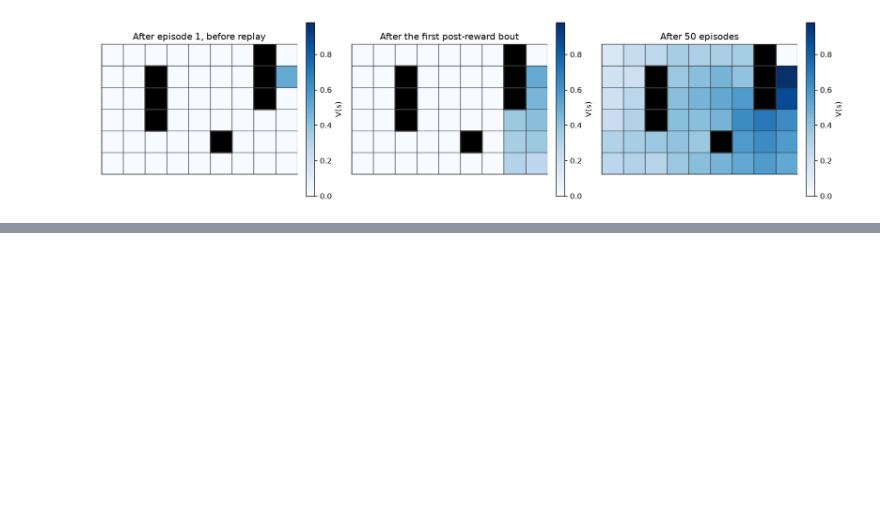
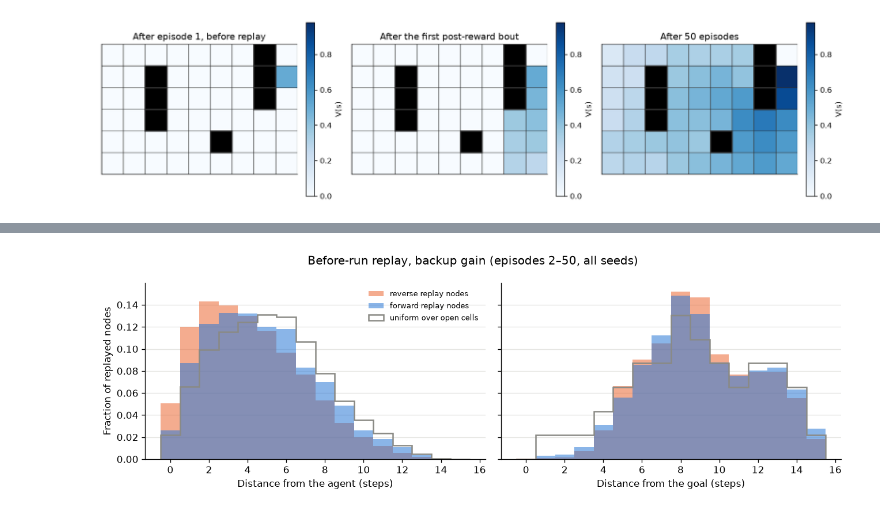
Before and after one commit to seblee97/bayesianqevb, a Jupyter notebook: notebooks/replay_sampler/mattar_maze_bayesian_replay.ipynb, the cells around one changed output, grey strips where cells are left out. Cells and saved outputs as stored; diff of their text form; code cells hidden in the pictures; blank space fills up the shorter version.

```diff
--- a/notebooks/replay_sampler/mattar_maze_bayesian_replay.ipynb
+++ b/notebooks/replay_sampler/mattar_maze_bayesian_replay.ipynb
@@ -204,7 +204,15 @@ def run_bayesian(sampler_kwargs, n_episodes, n_seeds):
                 examples["V_before_first_replay"] = value_map(q_model)
             after, after_need = planning_bout(agent, state)
             steps[seed, ep] = n
-            for phase, bout in (("before", before), ("after", after)):
+            for phase, bout, agent_state in (("before", before, start_state), ("after", after, state)):
+                for tree, strategy, evb in bout:
+                    direction = ("reverse" if "backward" in strategy
+                                 else "forward" if "forward" in strategy else "single")
+                    examples.setdefault("replay_log", []).append(dict(
+                        seed=seed, episode=ep, phase=phase, agent_state=agent_state,
+                        direction=direction, root=tree[0].state, evb=evb,
+                        states=[node.state for node in tree],
+                    ))
                 f, r = direction_counts(bout)
                 counts[phase]["forward"][seed, ep] = f
                 counts[phase]["reverse"][seed, ep] = r
@@ -543,0 +594,26 @@ model; and the `"expected"` target path and hybrid gains on the same task.
+# %%
+before = [r for r in log if r["phase"] == "before"]
+fig, axes = plt.subplots(1, 2, figsize=(11, 3.6), sharey=True)
+max_d = int(np.nanmax(dist[np.isfinite(dist)]))
+bins = np.arange(max_d + 2) - 0.5
+for ax, (label, ref, node_dist) in zip(axes, (
+        ("Distance from the agent (steps)",
+         [dist[r["agent_state"], s] for r in before for s in open_states],
+         lambda r, s: dist[r["agent_state"], s]),
+        ("Distance from the goal (steps)",
+         [dist[s, goal] for s in open_states],
+         lambda r, s: dist[s, goal]))):
+    for direction, color in (("reverse", COLOR_REVERSE), ("forward", COLOR_FORWARD)):
+        values = [node_dist(r, s) for r in before if r["direction"] == direction for s in r["states"]]
+        ax.hist(values, bins=bins, density=True, color=color, alpha=0.55, label=f"{direction} replay nodes")
+    ax.hist(ref, bins=bins, density=True, histtype="step", color=COLOR_ROOT, lw=1.5, label="uniform over open cells")
+    ax.set_xlabel(label)
+    ax.grid(axis="y", color="#e6e6e3", lw=0.8)
+    ax.set_axisbelow(True)
+axes[0].set_ylabel("Fraction of replayed nodes")
+axes[0].legend(frameon=False, fontsize=8)
+fig.suptitle("Before-run replay, backup gain (episodes 2–50, all seeds)")
+plt.tight_layout()
+plt.show()
+# %% [output]
+[figure, added]
```
Also changed, not shown: parts of 8 cells of this notebook.
